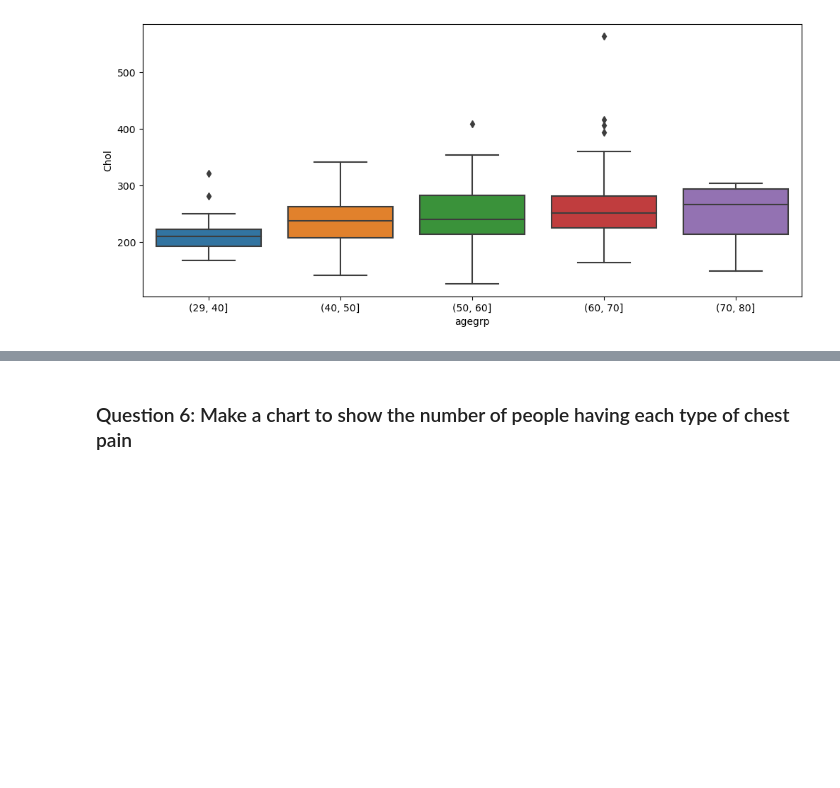
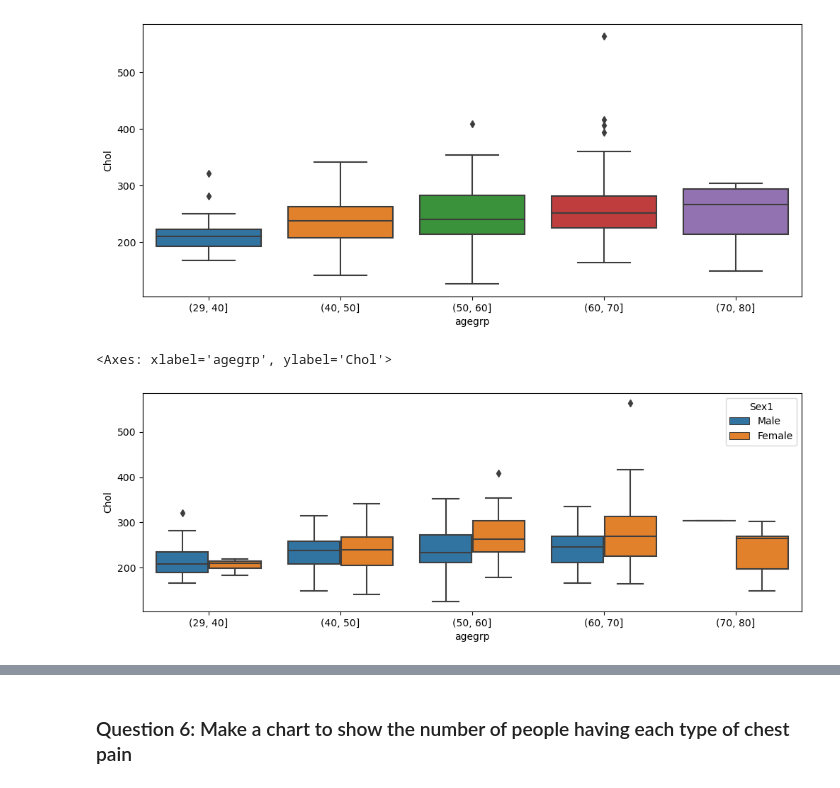
Before and after one commit to feruza-sattarova/DataCleaning-Heart-Data, a Jupyter notebook: Univariate and Multivariate Charts and Plots Notebook .ipynb, the cells around one changed output, grey strips where cells are left out. Drawn from its saved outputs; the diff is of its cells as text; code cells hidden in the pictures; blank space fills up the shorter version.

```diff
--- a/Univariate and Multivariate Charts and Plots Notebook .ipynb
+++ b/Univariate and Multivariate Charts and Plots Notebook .ipynb
@@ -372,14 +372,19 @@ sns.boxplot(x = "agegrp", y = "Chol", data=df)
 # %%
 # Combine sex and cholesterol data here:
 
-
+df["Sex1"] = df.Sex.replace({1: "Male", 0: "Female"})
+plt.figure(figsize=(12, 4))
+sns.boxplot(x = "agegrp", y = "Chol", hue = "Sex1", data=df)
 
 
 # Why did the author run this: df["Sex1"] = df.Sex.replace({1: "Male", 0: "Female"})
 
-# What does that line mean, in your own words:
+# What does that line mean, in your own words: The df.Sex.replace() function replaces 1 with "Male" and 0 with "Female"
 
 
 # There is a new argument in the boxplot function.  Look up what "hue" means.
+# %% [output]
+<Axes: xlabel='agegrp', ylabel='Chol'>
+[figure, added]
 # %%
 # How does the sns.boxplot(x = "Sex1", y = "Age", data=df) differ from the one in the cell above?
```
Also changed, not shown: parts of 7 cells of this notebook.
